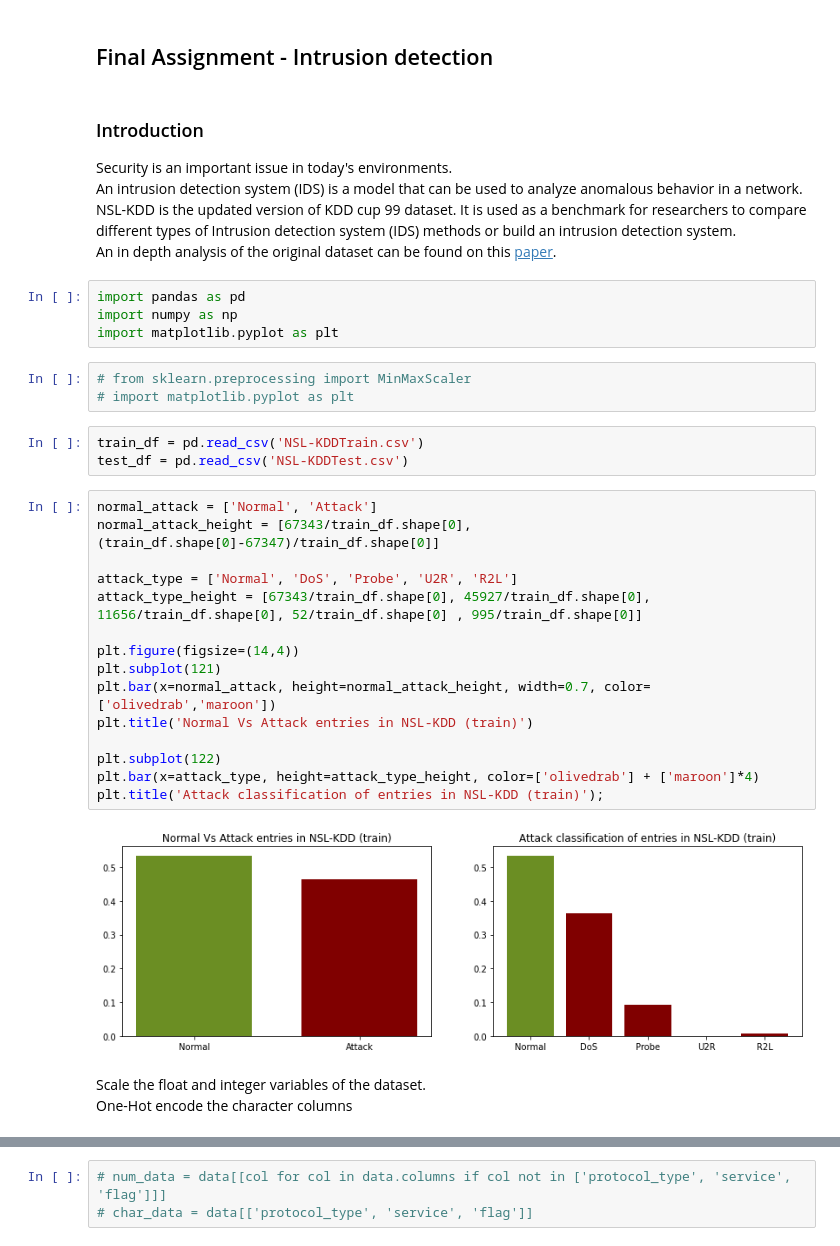
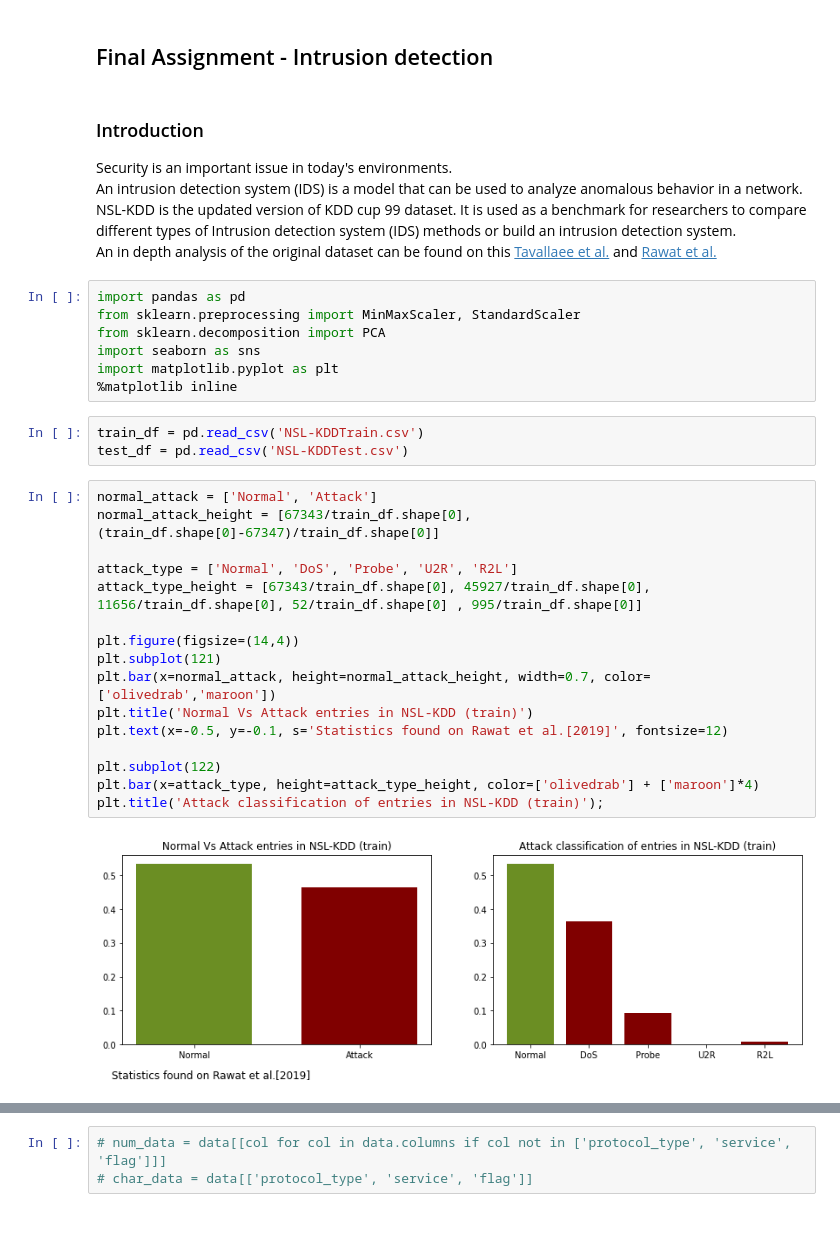
Before and after one commit to foukonana/MSc_MachineLearning_Asgmts, a Jupyter notebook: Assignments/Final/intrusion_detection.ipynb, the cells around one changed output, grey strips where cells are left out. Cells and saved outputs as stored; diff of their text form.

```diff
--- a/Assignments/Final/intrusion_detection.ipynb
+++ b/Assignments/Final/intrusion_detection.ipynb
@@ -4,34 +4,32 @@
 ### Introduction
 Security is an important issue in today's environments.
 An intrusion detection system (IDS) is a model that can be used to analyze anomalous behavior in a network. NSL-KDD is the updated version of KDD cup 99 dataset. It is used as a benchmark for researchers  to compare different types of Intrusion detection system (IDS) methods or build an intrusion detection system.
-An in depth analysis of the original dataset can be found on this [paper](https://www.researchgate.net/publication/48446353_A_detailed_analysis_of_the_KDD_CUP_99_data_set).
+An in depth analysis of the original dataset can be found on this [Tavallaee et al.](https://www.researchgate.net/publication/48446353_A_detailed_analysis_of_the_KDD_CUP_99_data_set) and [Rawat et al.](https://arxiv.org/abs/1910.01114)
 # %%
 import pandas as pd
-import numpy as np
+from sklearn.preprocessing import MinMaxScaler, StandardScaler
+from sklearn.decomposition import PCA
+import seaborn as sns
 import matplotlib.pyplot as plt
+%matplotlib inline
-# %%
-# from sklearn.preprocessing import MinMaxScaler
-# import matplotlib.pyplot as plt
 # %%
 train_df = pd.read_csv('NSL-KDDTrain.csv')
 test_df = pd.read_csv('NSL-KDDTest.csv')
 # %%
 normal_attack = ['Normal', 'Attack']
 normal_attack_height = [67343/train_df.shape[0], (train_df.shape[0]-67347)/train_df.shape[0]]
 
 attack_type = ['Normal', 'DoS', 'Probe', 'U2R', 'R2L']
 attack_type_height = [67343/train_df.shape[0], 45927/train_df.shape[0], 11656/train_df.shape[0], 52/train_df.shape[0] , 995/train_df.shape[0]]
 
 plt.figure(figsize=(14,4))
 plt.subplot(121)
 plt.bar(x=normal_attack, height=normal_attack_height, width=0.7, color=['olivedrab','maroon'])
 plt.title('Normal Vs Attack entries in NSL-KDD (train)')
+plt.text(x=-0.5, y=-0.1, s='Statistics found on Rawat et al.[2019]', fontsize=12)
 
 plt.subplot(122)
 plt.bar(x=attack_type, height=attack_type_height, color=['olivedrab'] + ['maroon']*4)
 plt.title('Attack classification of entries in NSL-KDD (train)');
 # %% [output]
-[figure, old version]
+[figure, new version]
-# %% [markdown]
-Scale the float and integer variables of the dataset.
-One-Hot encode the character columns
```
Also changed, not shown: parts of 10 cells of this notebook.
